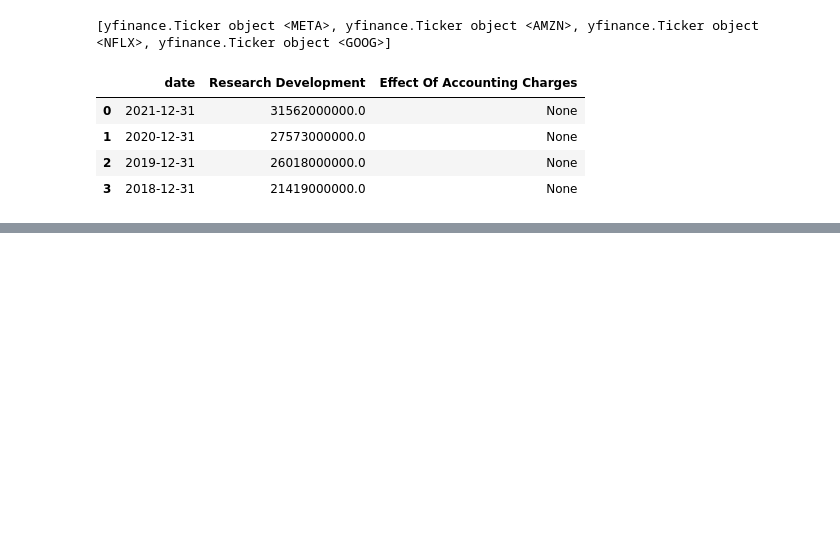
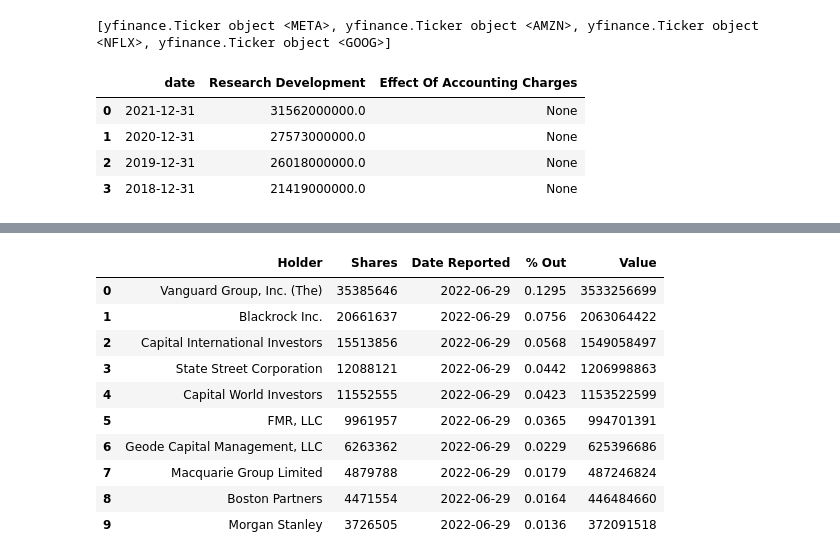
Before and after one commit to shoaibwaheed/finance, a Jupyter notebook: stock_data.ipynb, the cells around one changed output, grey strips where cells are left out. Saved outputs shown, nothing was run; the diff lists cells and outputs as text; code cells hidden in the pictures; blank space fills up the shorter version.

```diff
--- a/stock_data.ipynb
+++ b/stock_data.ipynb
@@ -171,0 +264,14 @@ data.iloc[:,:3]
+# %%
+dfs.institutional_holders
+# %% [output]
+|  | Holder | Shares | Date Reported | % Out | Value |
+| 0 | Vanguard Group, Inc. (The) | 35385646 | 2022-06-29 | 0.1295 | 3533256699 |
+| 1 | Blackrock Inc. | 20661637 | 2022-06-29 | 0.0756 | 2063064422 |
+| 2 | Capital International Investors | 15513856 | 2022-06-29 | 0.0568 | 1549058497 |
+| 3 | State Street Corporation | 12088121 | 2022-06-29 | 0.0442 | 1206998863 |
+| 4 | Capital World Investors | 11552555 | 2022-06-29 | 0.0423 | 1153522599 |
+| 5 | FMR, LLC | 9961957 | 2022-06-29 | 0.0365 | 994701391 |
+| 6 | Geode Capital Management, LLC | 6263362 | 2022-06-29 | 0.0229 | 625396686 |
+| 7 | Macquarie Group Limited | 4879788 | 2022-06-29 | 0.0179 | 487246824 |
+| 8 | Boston Partners | 4471554 | 2022-06-29 | 0.0164 | 446484660 |
+| 9 | Morgan Stanley | 3726505 | 2022-06-29 | 0.0136 | 372091518 |
```
Also changed, not shown: parts of 20 cells of this notebook.
